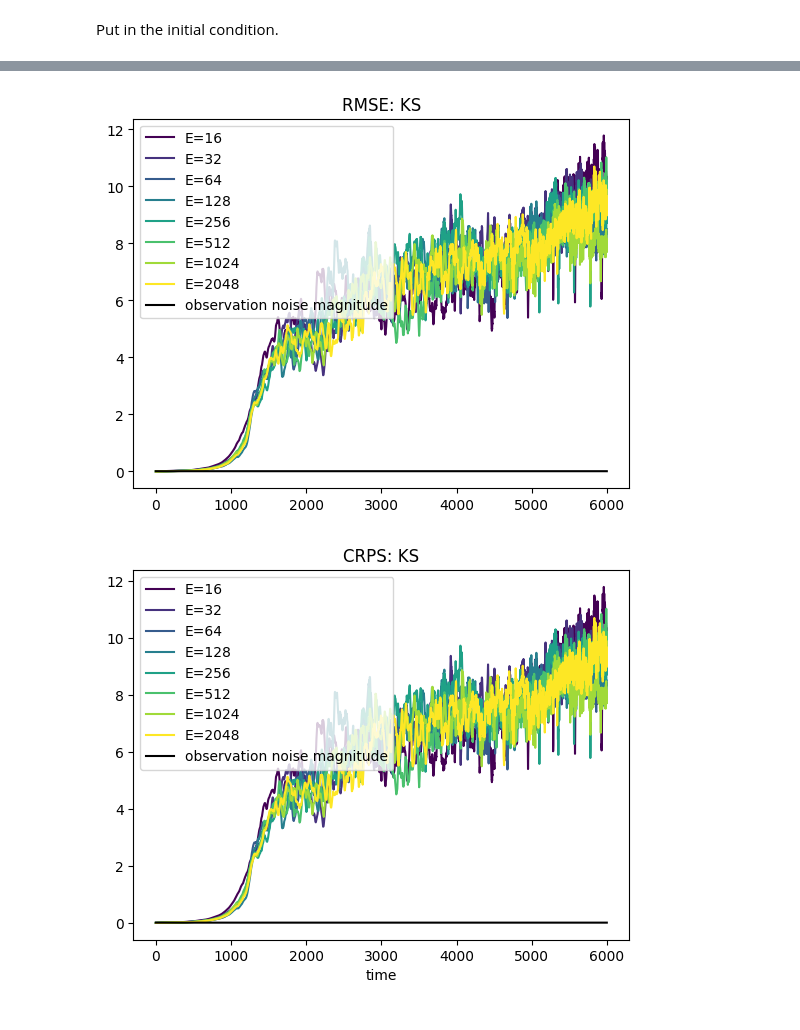
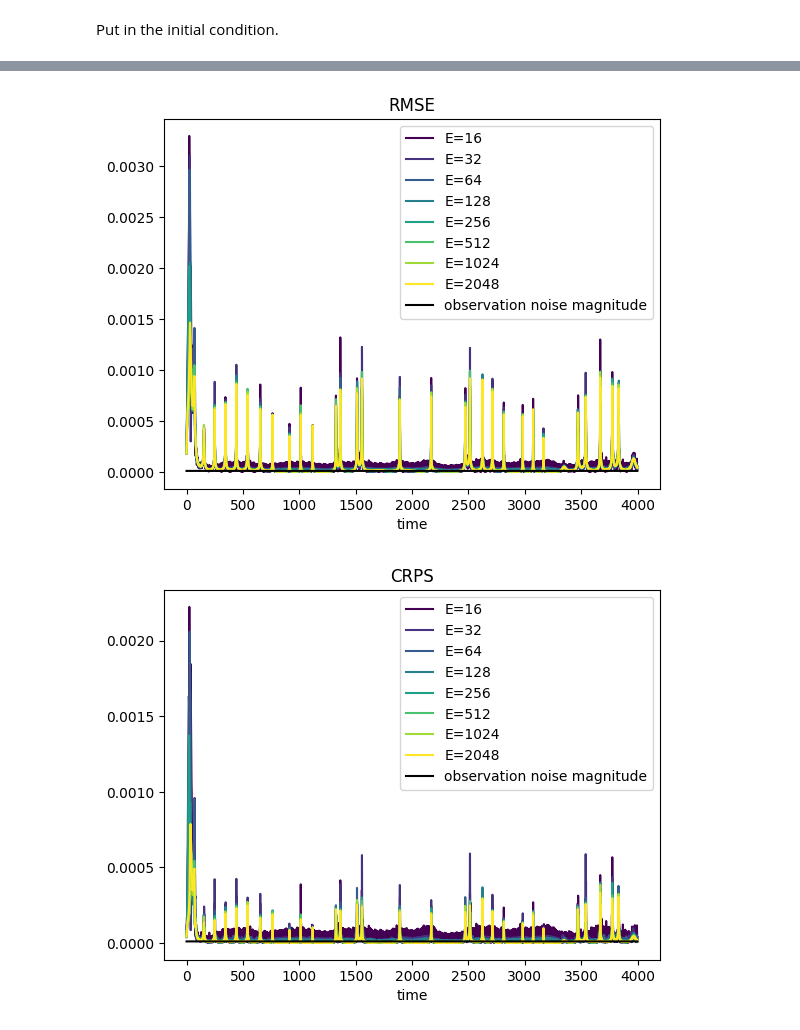
Before and after one commit to jameswoodfield/Particle_Filter, a Jupyter notebook: Example_7_KdV_Ensemble_size_experiment.ipynb, the cells around one changed output, grey strips where cells are left out. Cells and saved outputs as stored; diff of their text form; code cells hidden in the pictures.

```diff
--- a/Example_7_KdV_Ensemble_size_experiment.ipynb
+++ b/Example_7_KdV_Ensemble_size_experiment.ipynb
@@ -38,13 +38,13 @@ xmax: 100.53096491487338
 xmin: 0
 # %%
-ensemble_params_1 = ConfigDict(KS_params_SALT)
-ensemble_params_2 = ConfigDict(KS_params_SALT)
-ensemble_params_3 = ConfigDict(KS_params_SALT)
-ensemble_params_4 = ConfigDict(KS_params_SALT)
-ensemble_params_5 = ConfigDict(KS_params_SALT)
-ensemble_params_6 = ConfigDict(KS_params_SALT)
-ensemble_params_7 = ConfigDict(KS_params_SALT)
-ensemble_params_8 = ConfigDict(KS_params_SALT)
+ensemble_params_1 = ConfigDict(KDV_params_2_SALT)
+ensemble_params_2 = ConfigDict(KDV_params_2_SALT)
+ensemble_params_3 = ConfigDict(KDV_params_2_SALT)
+ensemble_params_4 = ConfigDict(KDV_params_2_SALT)
+ensemble_params_5 = ConfigDict(KDV_params_2_SALT)
+ensemble_params_6 = ConfigDict(KDV_params_2_SALT)
+ensemble_params_7 = ConfigDict(KDV_params_2_SALT)
+ensemble_params_8 = ConfigDict(KDV_params_2_SALT)
 # %% [markdown]
 Next, we specify a signal, by choosing a deterministic solver,
 # %%
@@ -97,12 +100,10 @@ print(available_resamplers)
 # %% [output]
 multinomial, systematic, no_resampling, default
 # %%
-obs_frequency = 1
+obs_frequency = 32
 observation_noise = 1e-2
 observation_locations_params = jnp.arange(0,len(signal_model_1.x),obs_frequency)
-resampling_method = 'systematic'#no_resampling'#'multinomial'
-observation_locations_params = None
-
+#observation_locations_params = None
 pf_1 = ParticleFilter(n_particles = ensemble_params_1.E,
                       n_steps = 1,
                       n_dim = initial_signal.shape[-1],
@@ -110,7 +111,7 @@ pf_1 = ParticleFilter(n_particles = ensemble_params_1.E,
                       signal_model = signal_model_1,
                       sigma = observation_noise,# this seems to be different than the sigma for the xi.
                       seed = 11,
-                      resampling=resampling_method,
+                      resampling='multinomial',
                       observation_locations = observation_locations_params,)
 pf_2 = ParticleFilter(n_particles = ensemble_params_2.E,
                         n_steps = 1,
@@ -119,7 +120,7 @@ pf_2 = ParticleFilter(n_particles = ensemble_params_2.E,
                         signal_model = signal_model_2,
                         sigma = observation_noise,# this seems to be different than the sigma for the xi.
                         seed = 11,
-                        resampling=resampling_method,
+                        resampling='multinomial',
                         observation_locations = observation_locations_params,)
 pf_3 = ParticleFilter(n_particles = ensemble_params_3.E,
                         n_steps = 1,
@@ -128,7 +129,7 @@ pf_3 = ParticleFilter(n_particles = ensemble_params_3.E,
                         signal_model = signal_model_3,
                         sigma = observation_noise,# this seems to be different than the sigma for the xi.
                         seed = 11,
-                        resampling=resampling_method,
+                        resampling='multinomial',
                         observation_locations = observation_locations_params,)
 pf_4 = ParticleFilter(n_particles = ensemble_params_4.E,
                         n_steps = 1,
@@ -137,7 +138,7 @@ pf_4 = ParticleFilter(n_particles = ensemble_params_4.E,
                         signal_model = signal_model_4,
                         sigma = observation_noise,# this seems to be different than the sigma for the xi.
                         seed = 11,
-                        resampling=resampling_method,
+                        resampling='multinomial',
                         observation_locations = observation_locations_params,)
 pf_5 = ParticleFilter(n_particles = ensemble_params_5.E,
                         n_steps = 1,
@@ -146,7 +147,7 @@ pf_5 = ParticleFilter(n_particles = ensemble_params_5.E,
                         signal_model = signal_model_5,
                         sigma = observation_noise,# this seems to be different than the sigma for the xi.
                         seed = 11,
-                        resampling=resampling_method,
+                        resampling='multinomial',
                         observation_locations = observation_locations_params,)
 pf_6 = ParticleFilter(n_particles = ensemble_params_6.E,
                         n_steps = 1,
@@ -155,7 +156,7 @@ pf_6 = ParticleFilter(n_particles = ensemble_params_6.E,
                         signal_model = signal_model_6,
                         sigma = observation_noise,# this seems to be different than the sigma for the xi.
                         seed = 11,
-                        resampling=resampling_method,
+                        resampling='multinomial',
                         observation_locations = observation_locations_params,)
 pf_7 = ParticleFilter(n_particles = ensemble_params_7.E,
                         n_steps = 1,
@@ -164,7 +165,7 @@ pf_7 = ParticleFilter(n_particles = ensemble_params_7.E,
                         signal_model = signal_model_7,
                         sigma = observation_noise,# this seems to be different than the sigma for the xi.
                         seed = 11,
-                        resampling=resampling_method,
+                        resampling='multinomial',
                         observation_locations = observation_locations_params,)
 pf_8 = ParticleFilter(n_particles = ensemble_params_8.E,
                         n_steps = 1,
@@ -173,7 +174,7 @@ pf_8 = ParticleFilter(n_particles = ensemble_params_8.E,
                         signal_model = signal_model_8,
                         sigma = observation_noise,# this seems to be different than the sigma for the xi.
                         seed = 11,
-                        resampling=resampling_method,
+                        resampling='multinomial',
                         observation_locations = observation_locations_params,)
 # %%
 final_1, all_1 = pf_1.run(initial_ensemble_1, initial_signal, signal_model_1.nmax)
@@ -231,27 +232,24 @@ rmse_6 = ens_metrics.rmse(signal[1:,...], particles_6[1:,...])
 rmse_7 = ens_metrics.rmse(signal[1:,...], particles_7[1:,...])
 rmse_8 = ens_metrics.rmse(signal[1:,...], particles_8[1:,...])
 # %%
-plt.title('RMSE: KS')
+plt.title('RMSE')
 list = [rmse_1,rmse_2,rmse_3,rmse_4,rmse_5,rmse_6,rmse_7,rmse_8]
 for i in range(0,8):
     plt.plot(list[i], label=f'E={16*2**i}', color=plt.cm.viridis(i / 7))
 plt.plot(observation_noise*jnp.ones_like(list[0]),c='k',label=f'observation noise magnitude')
+plt.xlabel('time')
 plt.legend()
 plt.show()
 # %% [output]
-[figure, old version]
+[figure, new version]
 # %%
-plt.title('CRPS: KS')
+plt.title('CRPS')
 list = [crps_1,crps_2,crps_3,crps_4,crps_5,crps_6,crps_7,crps_8]
 for i in range(0,8):
     plt.plot(list[i], label=f'E={16*2**i}', color=plt.cm.viridis(i / 7))
 plt.plot(observation_noise*jnp.ones_like(list[0]),c='k',label=f'observation noise magnitude')
-# plt.plot(rmse_1,label=f'E=16')
-# plt.plot(rmse_multinomial,label=f'multinomial-resampling')
-# plt.plot(rmse_no_resampling,label=f'no-resampling')
-#
 plt.xlabel('time')
 plt.legend()
 plt.show()
 # %% [output]
-[figure, old version]
+[figure, new version]
```
Also changed, not shown: parts of 4 cells of this notebook, 8 other files.
